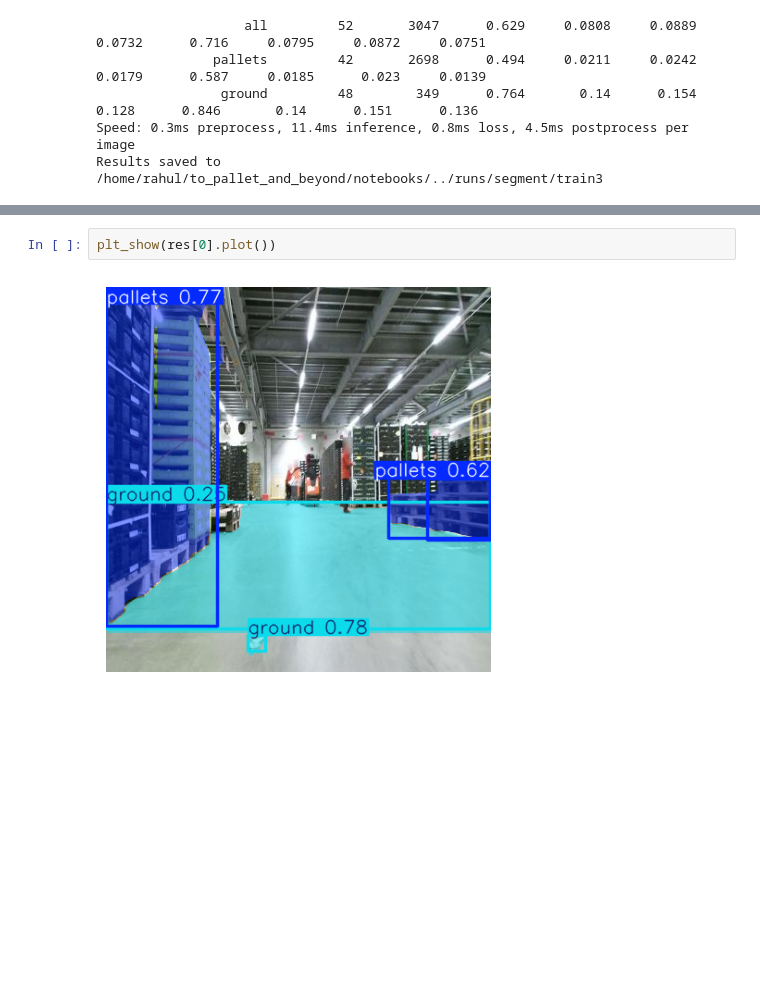
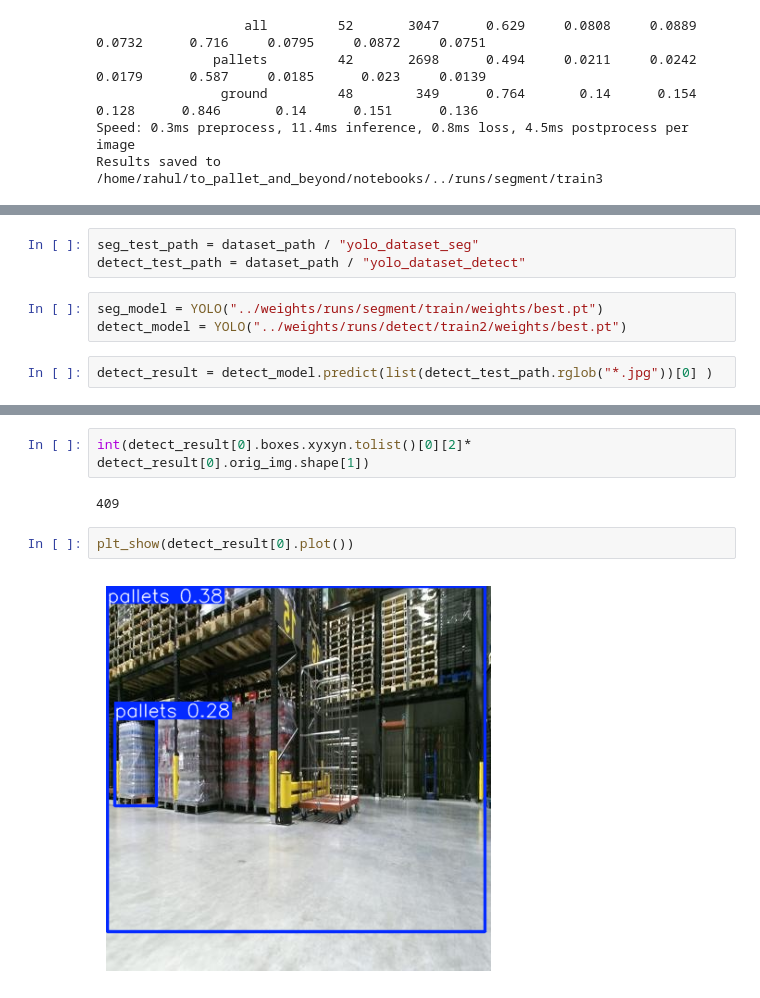
Before and after one commit to cruxbots/to_pallets_and_beyond, a Jupyter notebook: notebooks/training.ipynb, the cells around one changed output, grey strips where cells are left out. Saved outputs shown, nothing was run; the diff lists cells and outputs as text; blank space fills up the shorter version.

Commit message:
added detection model

```diff
--- a/notebooks/training.ipynb
+++ b/notebooks/training.ipynb
@@ -132,0 +174,8 @@ Speed: 0.9ms preprocess, 9.8ms inference, 1.2ms postprocess per image at shape (
+# %%
+seg_test_path = dataset_path / "yolo_dataset_seg"
+detect_test_path = dataset_path / "yolo_dataset_detect"
+# %%
+seg_model = YOLO("../weights/runs/segment/train/weights/best.pt")
+detect_model = YOLO("../weights/runs/detect/train2/weights/best.pt")
+# %%
+detect_result = detect_model.predict(list(detect_test_path.rglob("*.jpg"))[0] )
@@ -133,4 +192,8 @@ Speed: 0.9ms preprocess, 9.8ms inference, 1.2ms postprocess per image at shape (
+# %%
+int(detect_result[0].boxes.xyxyn.tolist()[0][2]* detect_result[0].orig_img.shape[1])
+# %% [output]
+409
 # %%
-plt_show(res[0].plot())
+plt_show(detect_result[0].plot())
 # %% [output]
-[figure, old version]
+[figure, new version]
```
Also changed, not shown: parts of 27 cells of this notebook, 6 other files.
